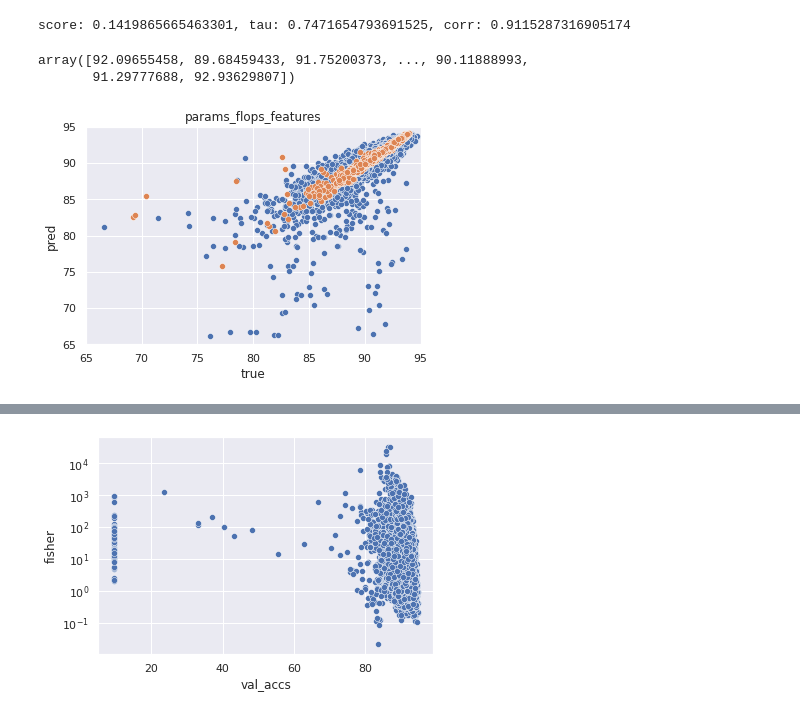
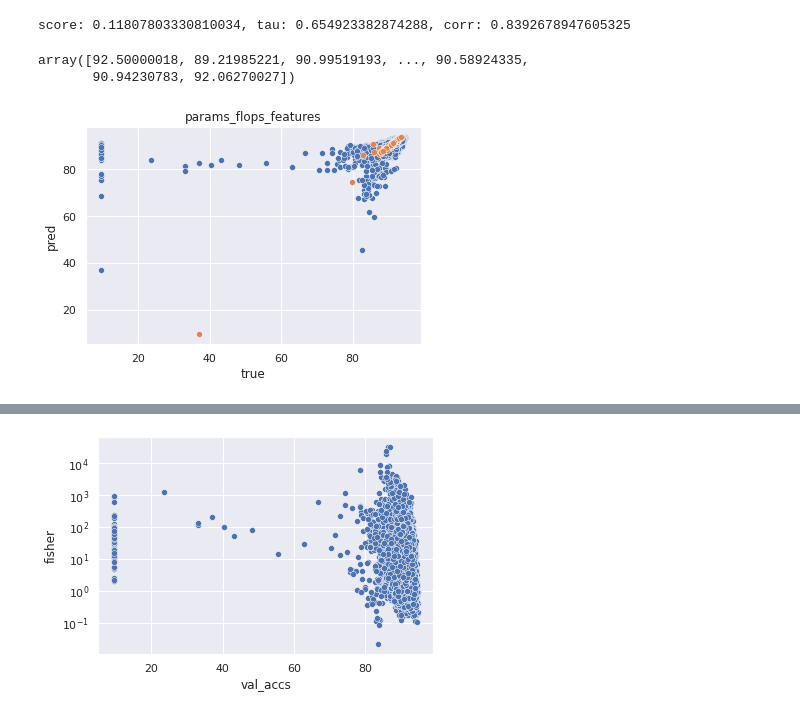
Before and after one commit to gabikadlecova/zc_combine, a Jupyter notebook: features/nb101.ipynb, the cells around one changed output, grey strips where cells are left out. Saved outputs shown, nothing was run; the diff lists cells and outputs as text; code cells hidden in the pictures.

```diff
--- a/features/nb101.ipynb
+++ b/features/nb101.ipynb
@@ -31,5 +35,5 @@ dict_keys(['op_count', 'min_path_len', 'max_op_on_path', 'node_degree', 'num_pat
 # %%
-features = ['op_count', 'min_path_len', 'max_op_on_path', 'node_degree', 'num_paths']
+features = ['op_count', 'edge_count', 'min_path_len', 'max_op_on_path', 'node_degree', 'num_paths']
 dataset = pd.concat([feature_dataset[f] for f in features], axis=1)
 dataset['val_accs'] = data['val_accs']
 dataset
@@ -53,7 +57,7 @@ import matplotlib.pyplot as plt
 import seaborn as sns
 sns.set()
 
-plot_df = feature_dataset['num_paths'].copy()
+plot_df = feature_dataset['edge_count'].copy()
 plot_df['val_accs'] = data['val_accs']
 
 import os
@@ -157,18 +161,16 @@ for ts in [100, 200, 1000]:
             print_means(res)
             print()
 # %%
-ts = 1000
-seed = 45
-
-add_low_net = False
-low_idx = 1571
+ts = 100
+#seed = 45
+seed = 40
 
 all_proxies = False
 prox_to_include = []
 prox_to_include = ['fisher']
 with_features = True
 
-features = ['op_count', 'min_path_len', 'max_op_on_path', 'node_degree']
+features = ['op_count',  'min_path_len', 'max_op_on_path', 'node_degree', 'num_paths']
 feat_list = features if with_features else []
 
 # proxies to add to data
@@ -178,34 +180,28 @@ prox_list = proxy_cols if all_proxies else def_proxlist
 fd, fy = get_dataset(feature_dataset, data, feat_list, prox_list)
 train_X, test_X, train_y, test_y = get_splits(fd, fy, train_size=ts, seed=seed)
 
-if add_low_net:
-    train_X.loc[low_idx] = test_X.loc[low_idx]
-    train_y.loc[low_idx] = test_y.loc[low_idx]
-    test_X.drop(low_idx, inplace=True)
-    test_y.drop(low_idx, inplace=True)
-
 rfs, res = eval_rf(train_X, test_X, train_y, test_y, n_times=5)
 print_means(res)
 rf_fitted = rfs[0]
 preds = rf_fitted.predict(fd)
 preds
 # %% [output]
-score: 0.1419865665463301, tau: 0.7471654793691525, corr: 0.9115287316905174
+score: 0.11807803330810034, tau: 0.654923382874288, corr: 0.8392678947605325
-array([92.09655458, 89.68459433, 91.75200373, ..., 90.11888993,
-       91.29777688, 92.93629807])
+array([92.50000018, 89.21985221, 90.99519193, ..., 90.58924335,
+       90.94230783, 92.06270027])
 # %%
 trainpreds = rf_fitted.predict(train_X)
 # %%
 sns.scatterplot(data=pd.DataFrame({'pred': preds, 'true': fy}), x='true', y='pred')
 sns.scatterplot(data=pd.DataFrame({'pred': trainpreds, 'true': train_y}), x='pred', y='true')
 #plt.ylim(70, 95)
 
-plt.xlim(65, 95)
-plt.ylim(65, 95)
+#plt.xlim(65, 95)
+#plt.ylim(65, 95)
 
 plt_name = f"{'all_proxies' if all_proxies else 'params_flops'}_{'features' if with_features else 'no_features'}"
 plt.title(plt_name)
 #plt.savefig(f"tmp/{plt_name}.png")
 plt.show()
 # %% [output]
-[figure, old version]
+[figure, new version]
```
Also changed, not shown: parts of 26 cells of this notebook, 31 other files.
